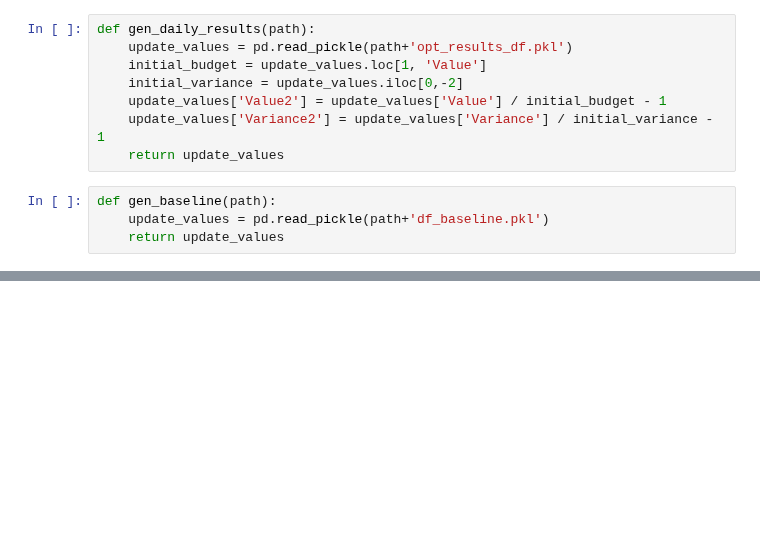
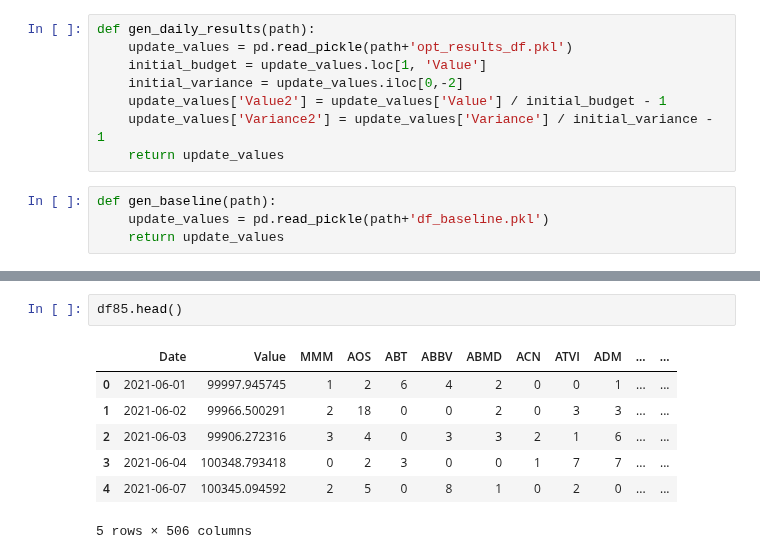
Before and after one commit to bvcmartins/dwaveDev, a Jupyter notebook: dwave_analysis.ipynb, the cells around one changed output, grey strips where cells are left out. Drawn from its saved outputs; the diff is of its cells as text; blank space fills up the shorter version.

```diff
--- a/dwave_analysis.ipynb
+++ b/dwave_analysis.ipynb
@@ -54,0 +86,10 @@ plt.show()
+# %%
+df85.head()
+# %% [output]
+|  | Date | Value | MMM | AOS | ABT | ABBV | ABMD | ACN | ATVI | ADM | ... | ... |
+| 0 | 2021-06-01 | 99997.945745 | 1 | 2 | 6 | 4 | 2 | 0 | 0 | 1 | ... | ... |
+| 1 | 2021-06-02 | 99966.500291 | 2 | 18 | 0 | 0 | 2 | 0 | 3 | 3 | ... | ... |
+| 2 | 2021-06-03 | 99906.272316 | 3 | 4 | 0 | 3 | 3 | 2 | 1 | 6 | ... | ... |
+| 3 | 2021-06-04 | 100348.793418 | 0 | 2 | 3 | 0 | 0 | 1 | 7 | 7 | ... | ... |
+| 4 | 2021-06-07 | 100345.094592 | 2 | 5 | 0 | 8 | 1 | 0 | 2 | 0 | ... | ... |
+5 rows × 506 columns
```
Also changed, not shown: parts of 11 cells of this notebook.
